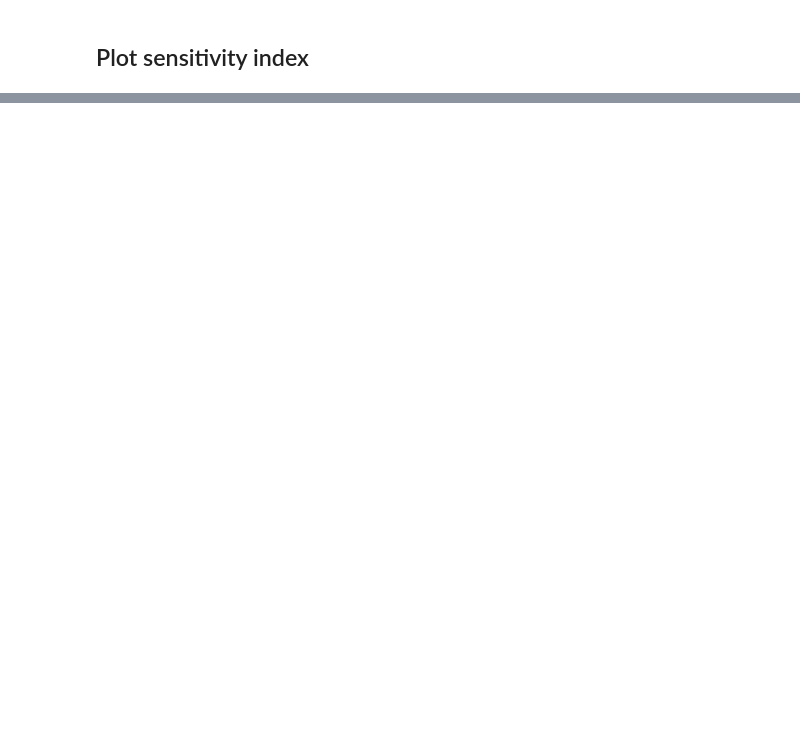
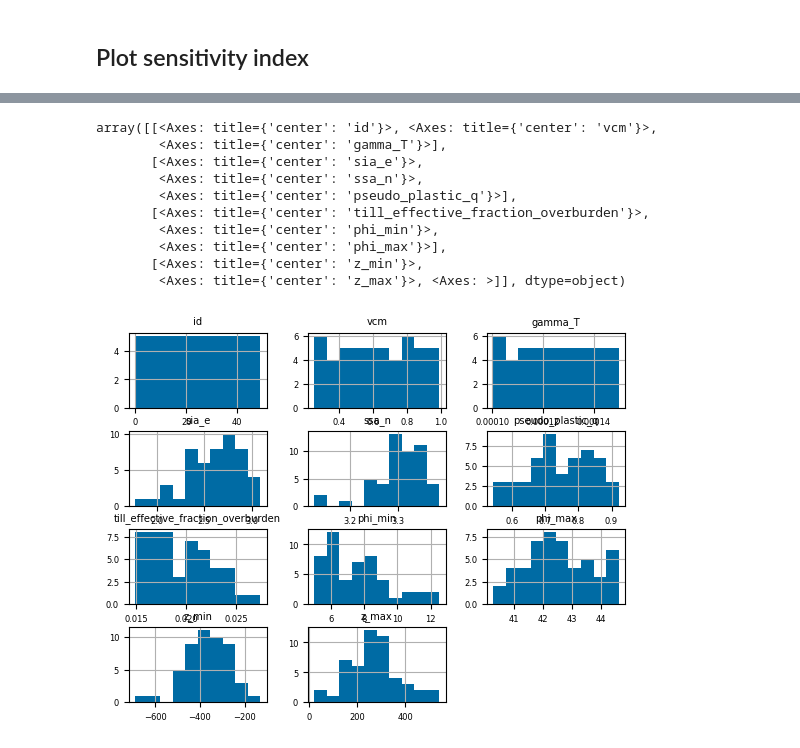
Before and after one commit to pism/pism-ragis, a Jupyter notebook: notebooks/analyze_hincasts.ipynb, the cells around one changed output, grey strips where cells are left out. Saved outputs shown, nothing was run; the diff lists cells and outputs as text; code cells hidden in the pictures; blank space fills up the shorter version.

```diff
--- a/notebooks/analyze_hincasts.ipynb
+++ b/notebooks/analyze_hincasts.ipynb
@@ -519,0 +579,16 @@ https://docs.xarray.dev/en/stable/getting-started-guide/installing.html
+# %%
+uq_df = pd.read_csv("../uq/gris_ragis_calving_simple_lhs_50.csv")
+# %%
+uq_df.hist()
+# %% [output]
+array([[<Axes: title={'center': 'id'}>, <Axes: title={'center': 'vcm'}>,
+        <Axes: title={'center': 'gamma_T'}>],
+       [<Axes: title={'center': 'sia_e'}>,
+        <Axes: title={'center': 'ssa_n'}>,
+        <Axes: title={'center': 'pseudo_plastic_q'}>],
+       [<Axes: title={'center': 'till_effective_fraction_overburden'}>,
+        <Axes: title={'center': 'phi_min'}>,
+        <Axes: title={'center': 'phi_max'}>],
+       [<Axes: title={'center': 'z_min'}>,
+        <Axes: title={'center': 'z_max'}>, <Axes: >]], dtype=object)
+[figure, added]
```
Also changed, not shown: parts of 11 cells of this notebook, 2 other files.
